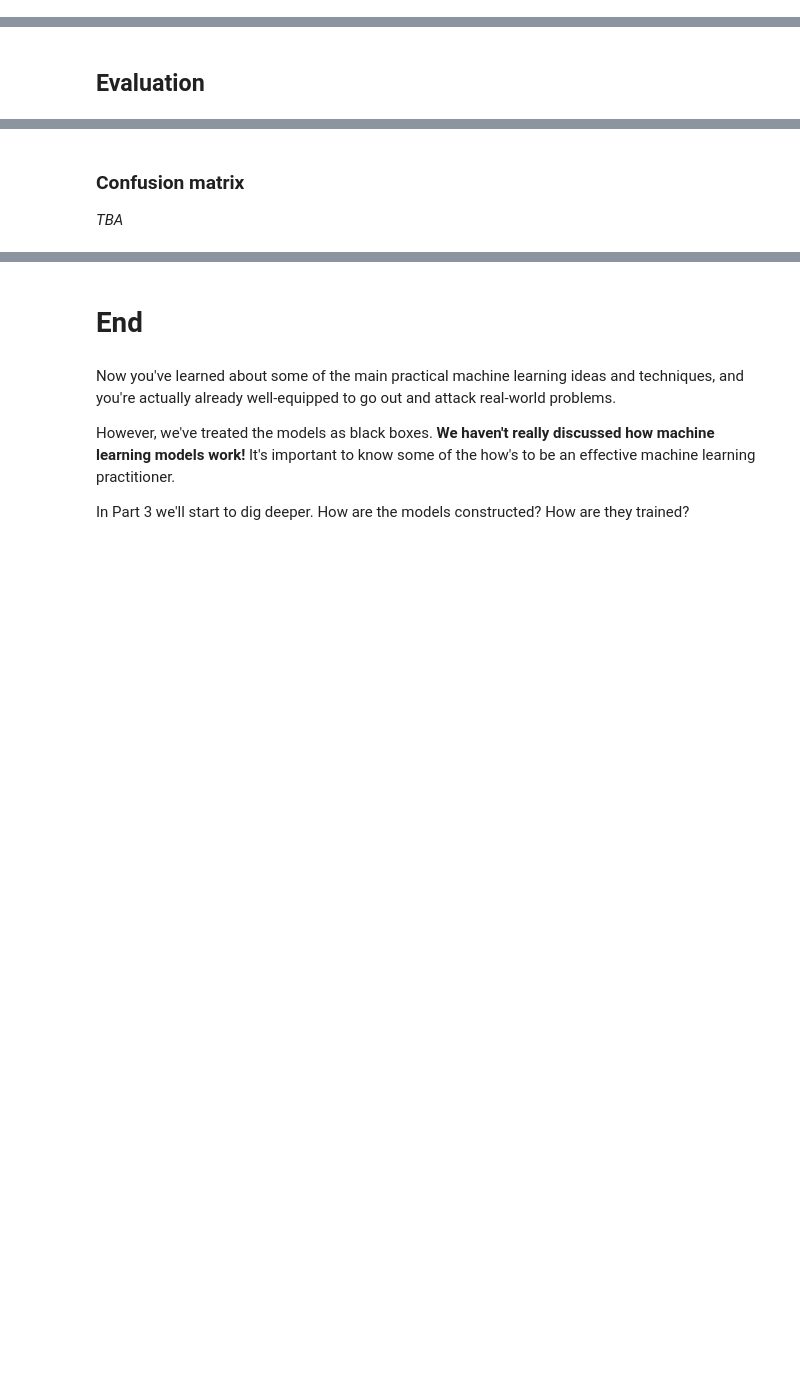
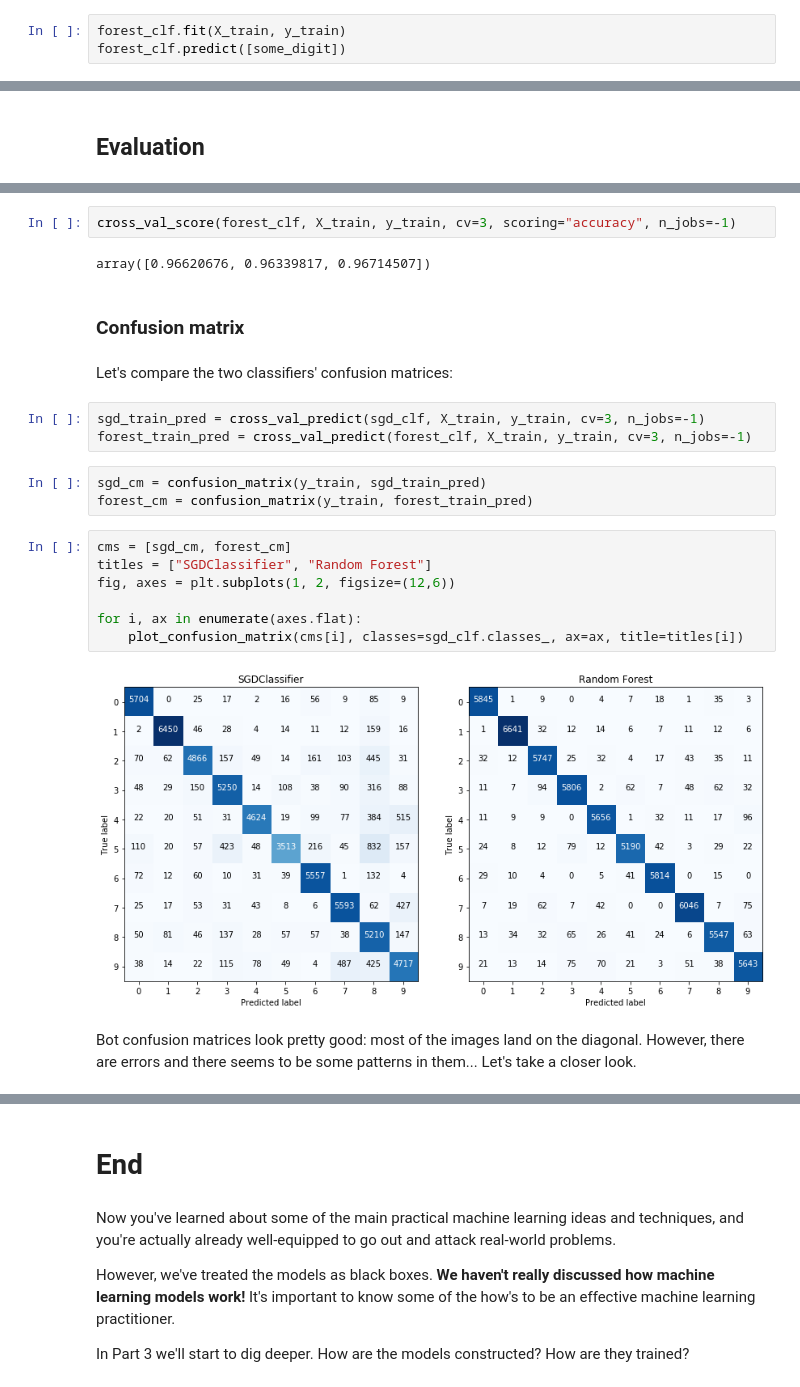
Before and after one commit to h183502/DAT158ML, a Jupyter notebook: Part2-classification/DAT158-Part2-Classification.ipynb, the cells around one changed output, grey strips where cells are left out. Saved outputs shown, nothing was run; the diff lists cells and outputs as text; blank space fills up the shorter version.

```diff
--- a/Part2-classification/DAT158-Part2-Classification.ipynb
+++ b/Part2-classification/DAT158-Part2-Classification.ipynb
@@ -676,0 +825,3 @@ Some of the things we've learned so far:
+# %%
+forest_clf.fit(X_train, y_train)
+forest_clf.predict([some_digit])
@@ -685,4 +846,25 @@ Some of the things we've learned so far:
+# %%
+cross_val_score(forest_clf, X_train, y_train, cv=3, scoring="accuracy", n_jobs=-1)
+# %% [output]
+array([0.96620676, 0.96339817, 0.96714507])
 # %% [markdown]
 ### Confusion matrix
-
-*TBA*
+# %% [markdown]
+Let's compare the two classifiers' confusion matrices:
+# %%
+sgd_train_pred = cross_val_predict(sgd_clf, X_train, y_train, cv=3, n_jobs=-1)
+forest_train_pred = cross_val_predict(forest_clf, X_train, y_train, cv=3, n_jobs=-1)
+# %%
+sgd_cm = confusion_matrix(y_train, sgd_train_pred)
+forest_cm = confusion_matrix(y_train, forest_train_pred)
+# %%
+cms = [sgd_cm, forest_cm]
+titles = ["SGDClassifier", "Random Forest"]
+fig, axes = plt.subplots(1, 2, figsize=(12,6))
+
+for i, ax in enumerate(axes.flat):
+    plot_confusion_matrix(cms[i], classes=sgd_clf.classes_, ax=ax, title=titles[i])
+# %% [output]
+[figure, added]
+# %% [markdown]
+Bot confusion matrices look pretty good: most of the images land on the diagonal. However, there are errors and there seems to be some patterns in them... Let's take a closer look.
```
Also changed, not shown: parts of 78 cells of this notebook.
